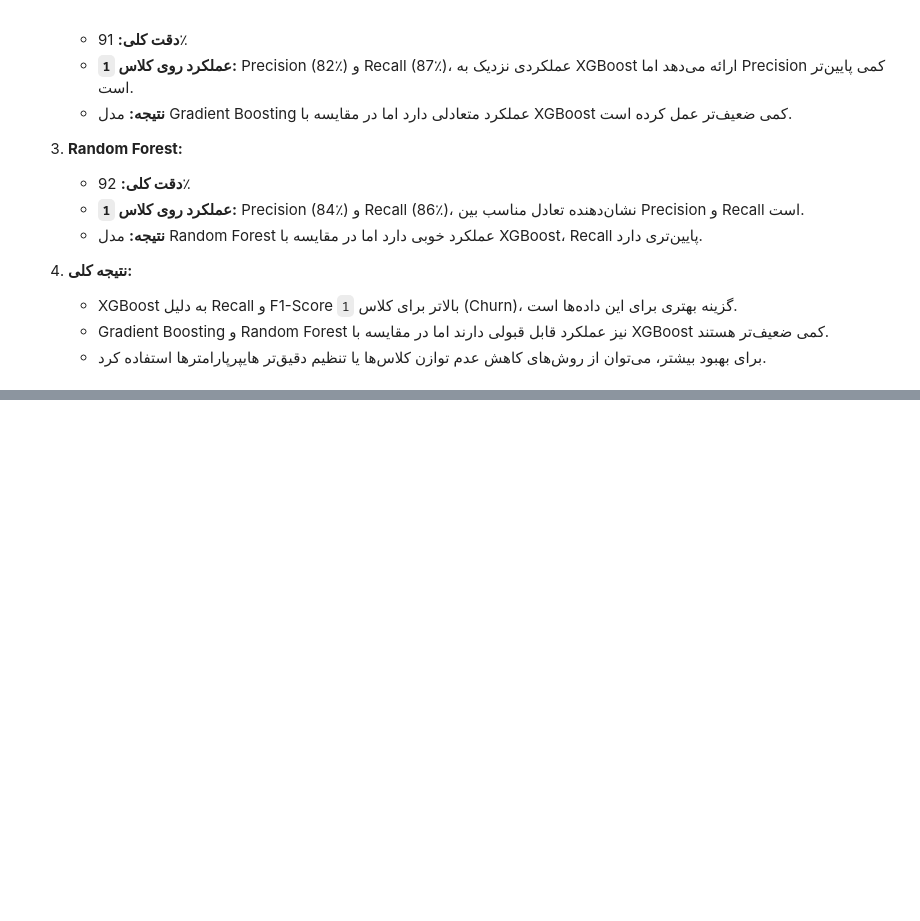
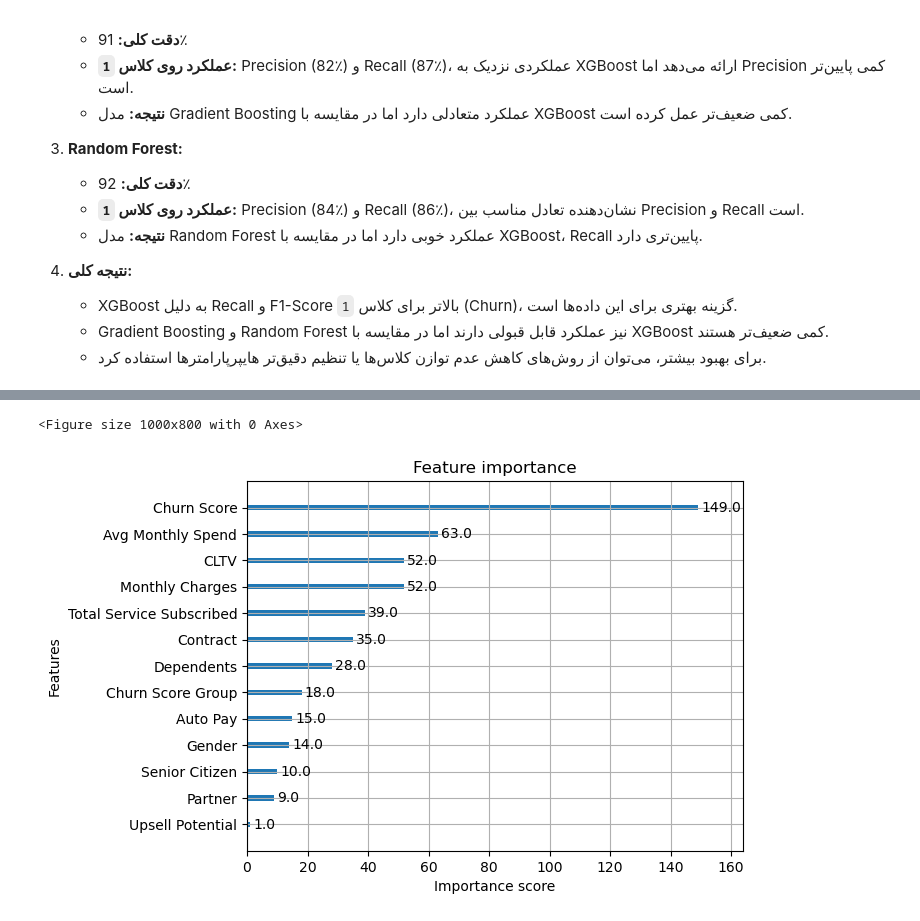
Before and after one commit to mobinym/customer-churn-analysis, a Jupyter notebook: Exercise_3.ipynb, the cells around one changed output, grey strips where cells are left out. Saved outputs shown, nothing was run; the diff lists cells and outputs as text; code cells hidden in the pictures; blank space fills up the shorter version.

Commit message:
update for best param

```diff
--- a/Exercise_3.ipynb
+++ b/Exercise_3.ipynb
@@ -1659,0 +1740,11 @@ joblib.dump(optimized_models['XGBoost'], 'final_xgboost_model.pkl')
+# %%
+from xgboost import XGBClassifier
+from sklearn.metrics import classification_report, confusion_matrix
+
+xgb_model = XGBClassifier(random_state=42)
+xgb_model.fit(X_train_resampled, y_train_resampled)
+
+y_pred = xgb_model.predict(X_test)
+
+print("Confusion Matrix:\n", confusion_matrix(y_test, y_pred))
+print("\nClassification Report:\n", classification_report(y_test, y_pred))
@@ -1659,0 +1765,24 @@ joblib.dump(optimized_models['XGBoost'], 'final_xgboost_model.pkl')
+# %%
+from sklearn.model_selection import RandomizedSearchCV
+
+random_search = RandomizedSearchCV(
+    estimator=xgb_model,
+    param_distributions=param_grid,
+    n_iter=5,
+    scoring='f1',
+    cv=3,
+    verbose=1,
+    random_state=42,
+    n_jobs=1
+)
+
+random_search.fit(X_train_resampled, y_train_resampled)
+random_search.fit(X_train_resampled, y_train_resampled)
+
+print("Best Parameters:\n", random_search.best_params_)
+
+best_xgb_model = random_search.best_estimator_
+
+y_pred_optimized = best_xgb_model.predict(X_test)
+print("Confusion Matrix:\n", confusion_matrix(y_test, y_pred_optimized))
+print("\nClassification Report:\n", classification_report(y_test, y_pred_optimized))
@@ -1659,0 +1807,10 @@ joblib.dump(optimized_models['XGBoost'], 'final_xgboost_model.pkl')
+# %%
+import matplotlib.pyplot as plt
+from xgboost import plot_importance
+
+plt.figure(figsize=(10, 8))
+plot_importance(best_xgb_model, importance_type='weight')
+plt.show()
+# %% [output]
+<Figure size 1000x800 with 0 Axes>
+[figure, added]
```
Also changed, not shown: parts of 20 cells of this notebook, 2 other files.
